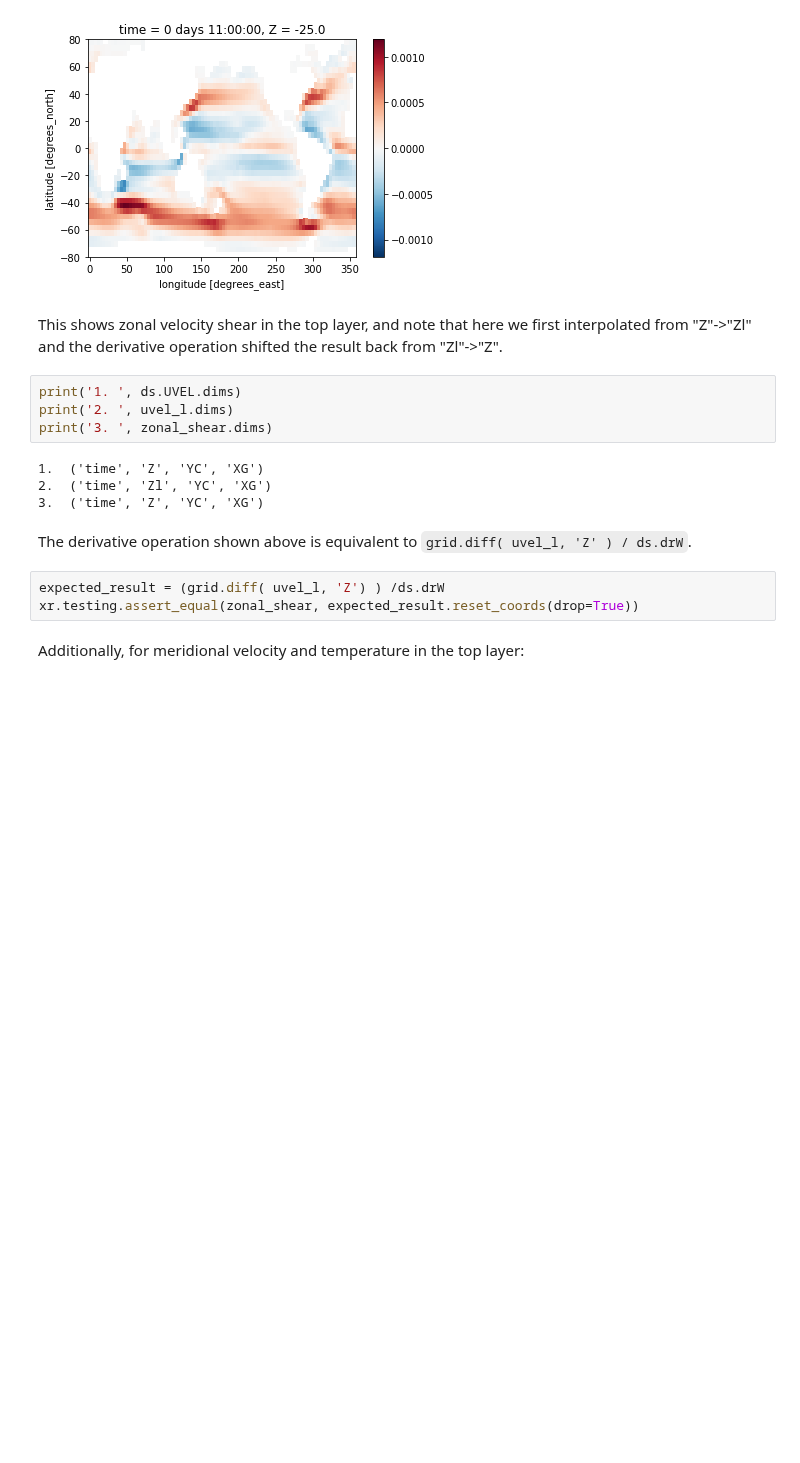
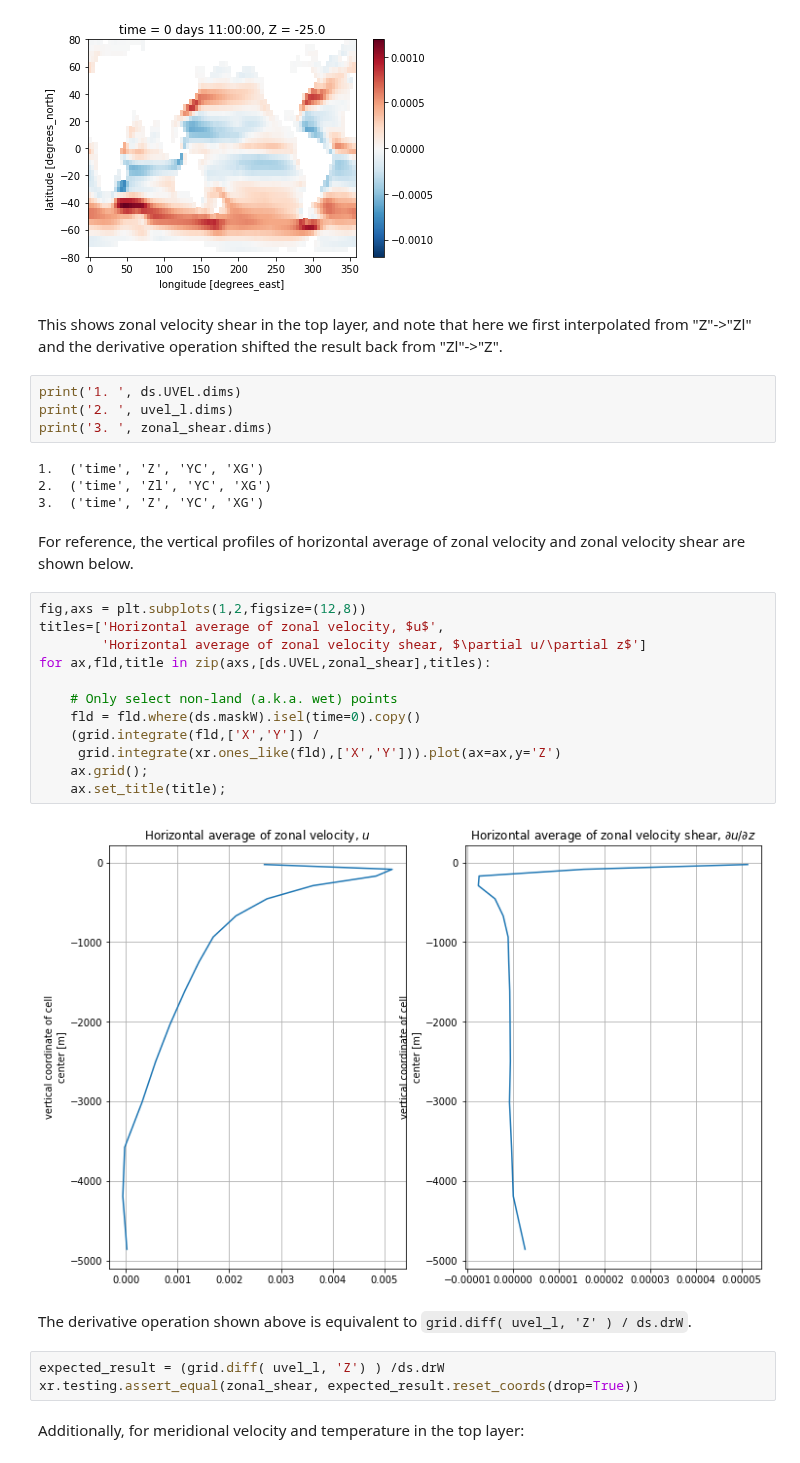
Before and after one commit to xgcm/xgcm, a Jupyter notebook: doc/grid_metrics.ipynb, the cells around one changed output. Drawn from its saved outputs; the diff is of its cells as text; blank space fills up the shorter version.

Commit message:
show vertical profile of horizontally avg u & du/dz

```diff
--- a/doc/grid_metrics.ipynb
+++ b/doc/grid_metrics.ipynb
@@ -198,6 +204,23 @@ print('3. ', zonal_shear.dims)
 1.  ('time', 'Z', 'YC', 'XG')
 2.  ('time', 'Zl', 'YC', 'XG')
 3.  ('time', 'Z', 'YC', 'XG')
+# %% [markdown]
+For reference, the vertical profiles of horizontal average of zonal velocity
+and zonal velocity shear are shown below.
+# %%
+fig,axs = plt.subplots(1,2,figsize=(12,8))
+titles=['Horizontal average of zonal velocity, $u$',
+        'Horizontal average of zonal velocity shear, $\partial u/\partial z$']
+for ax,fld,title in zip(axs,[ds.UVEL,zonal_shear],titles):
+
+    # Only select non-land (a.k.a. wet) points
+    fld = fld.where(ds.maskW).isel(time=0).copy()
+    (grid.integrate(fld,['X','Y']) /
+     grid.integrate(xr.ones_like(fld),['X','Y'])).plot(ax=ax,y='Z')
+    ax.grid();
+    ax.set_title(title);
+# %% [output]
+[figure, added]
 # %% [markdown]
 The derivative operation shown above is equivalent to `grid.diff( uvel_l, 'Z' ) / ds.drW`.
 # %%
```
Also changed, not shown: parts of 1 cell of this notebook.
